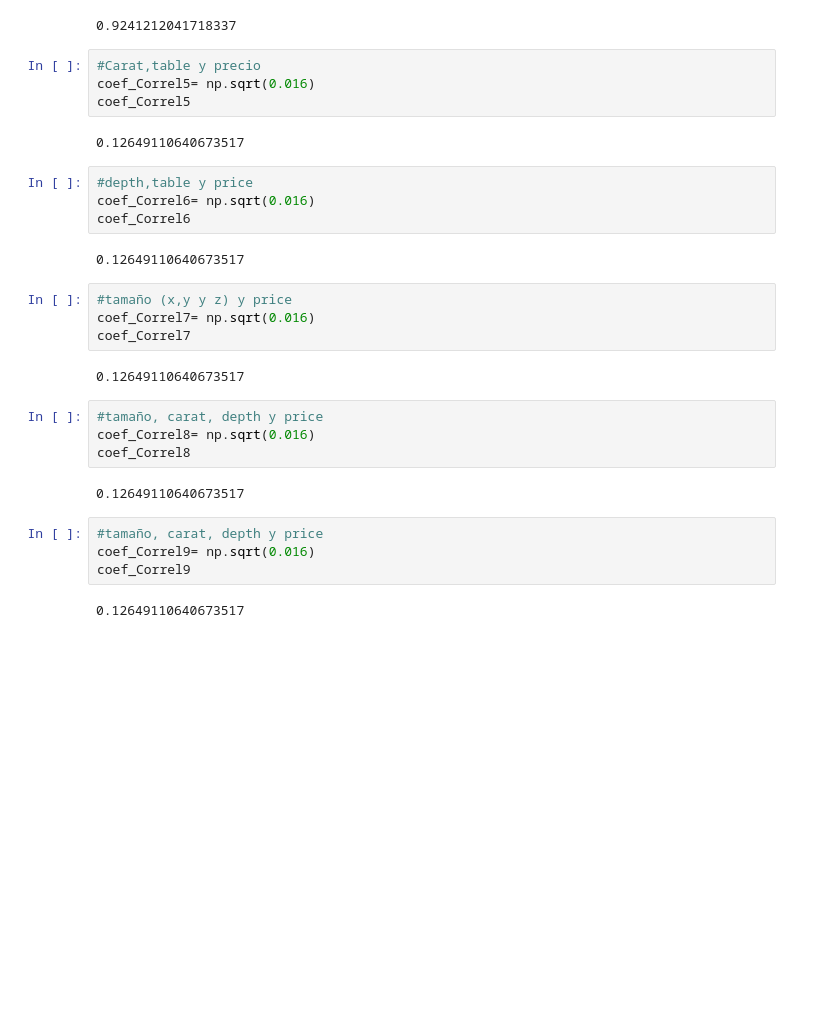
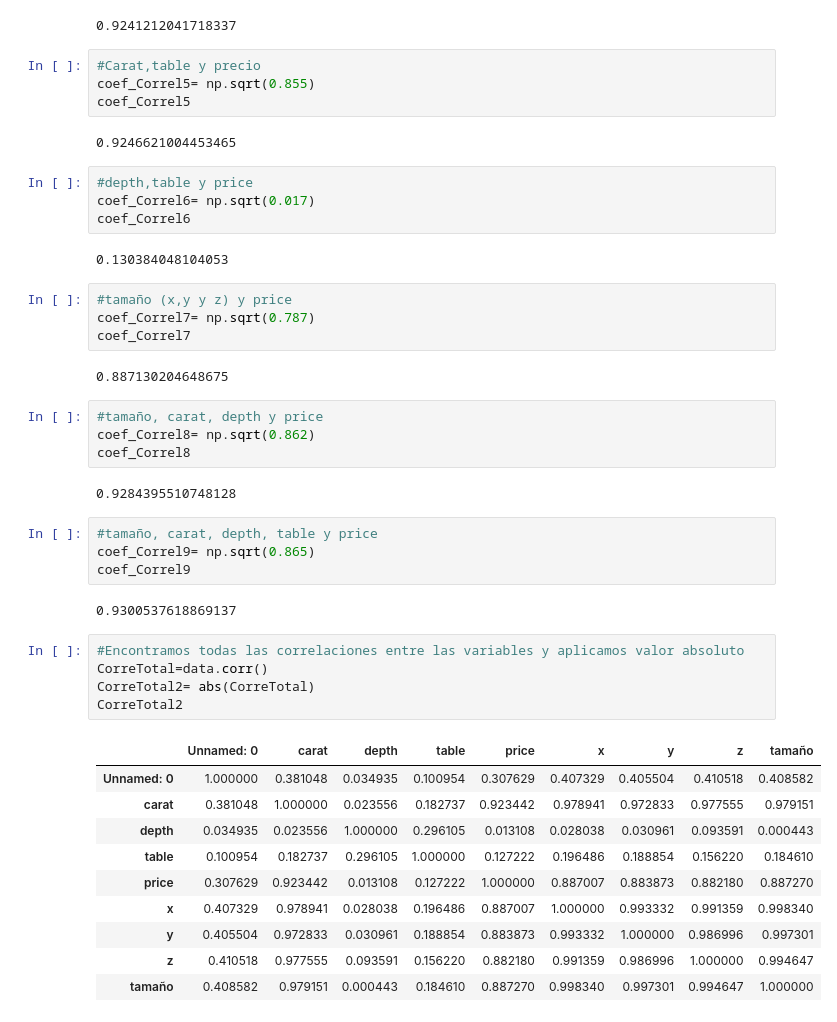
Before and after one commit to rodrigoruizteodoro/Actividad-1, a Jupyter notebook: Actividad1.ipynb, the cells around one changed output. Cells and saved outputs as stored; diff of their text form; blank space fills up the shorter version.

```diff
--- a/Actividad1.ipynb
+++ b/Actividad1.ipynb
@@ -893,31 +945,47 @@ coef_Correl4
 0.9241212041718337
 # %%
 #Carat,table y precio
-coef_Correl5= np.sqrt(0.016)
+coef_Correl5= np.sqrt(0.855)
 coef_Correl5
 # %% [output]
-0.12649110640673517
+0.9246621004453465
 # %%
 #depth,table y price
-coef_Correl6= np.sqrt(0.016)
+coef_Correl6= np.sqrt(0.017)
 coef_Correl6
 # %% [output]
-0.12649110640673517
+0.130384048104053
 # %%
 #tamaño (x,y y z) y price
-coef_Correl7= np.sqrt(0.016)
+coef_Correl7= np.sqrt(0.787)
 coef_Correl7
 # %% [output]
-0.12649110640673517
+0.887130204648675
 # %%
 #tamaño, carat, depth y price
-coef_Correl8= np.sqrt(0.016)
+coef_Correl8= np.sqrt(0.862)
 coef_Correl8
 # %% [output]
-0.12649110640673517
+0.9284395510748128
 # %%
-#tamaño, carat, depth y price
-coef_Correl9= np.sqrt(0.016)
+#tamaño, carat, depth, table y price
+coef_Correl9= np.sqrt(0.865)
 coef_Correl9
 # %% [output]
-0.12649110640673517
+0.9300537618869137
+# %%
+#Encontramos todas las correlaciones entre las variables y aplicamos valor absoluto
+CorreTotal=data.corr()
+CorreTotal2= abs(CorreTotal)
+CorreTotal2
+# %% [output]
+|  | Unnamed: 0 | carat | depth | table | price | x | y | z | tamaño |
+| Unnamed: 0 | 1.000000 | 0.381048 | 0.034935 | 0.100954 | 0.307629 | 0.407329 | 0.405504 | 0.410518 | 0.408582 |
+| carat | 0.381048 | 1.000000 | 0.023556 | 0.182737 | 0.923442 | 0.978941 | 0.972833 | 0.977555 | 0.979151 |
+| depth | 0.034935 | 0.023556 | 1.000000 | 0.296105 | 0.013108 | 0.028038 | 0.030961 | 0.093591 | 0.000443 |
+| table | 0.100954 | 0.182737 | 0.296105 | 1.000000 | 0.127222 | 0.196486 | 0.188854 | 0.156220 | 0.184610 |
+| price | 0.307629 | 0.923442 | 0.013108 | 0.127222 | 1.000000 | 0.887007 | 0.883873 | 0.882180 | 0.887270 |
+| x | 0.407329 | 0.978941 | 0.028038 | 0.196486 | 0.887007 | 1.000000 | 0.993332 | 0.991359 | 0.998340 |
+| y | 0.405504 | 0.972833 | 0.030961 | 0.188854 | 0.883873 | 0.993332 | 1.000000 | 0.986996 | 0.997301 |
+| z | 0.410518 | 0.977555 | 0.093591 | 0.156220 | 0.882180 | 0.991359 | 0.986996 | 1.000000 | 0.994647 |
+| tamaño | 0.408582 | 0.979151 | 0.000443 | 0.184610 | 0.887270 | 0.998340 | 0.997301 | 0.994647 | 1.000000 |
```
Also changed, not shown: parts of 12 cells of this notebook.
